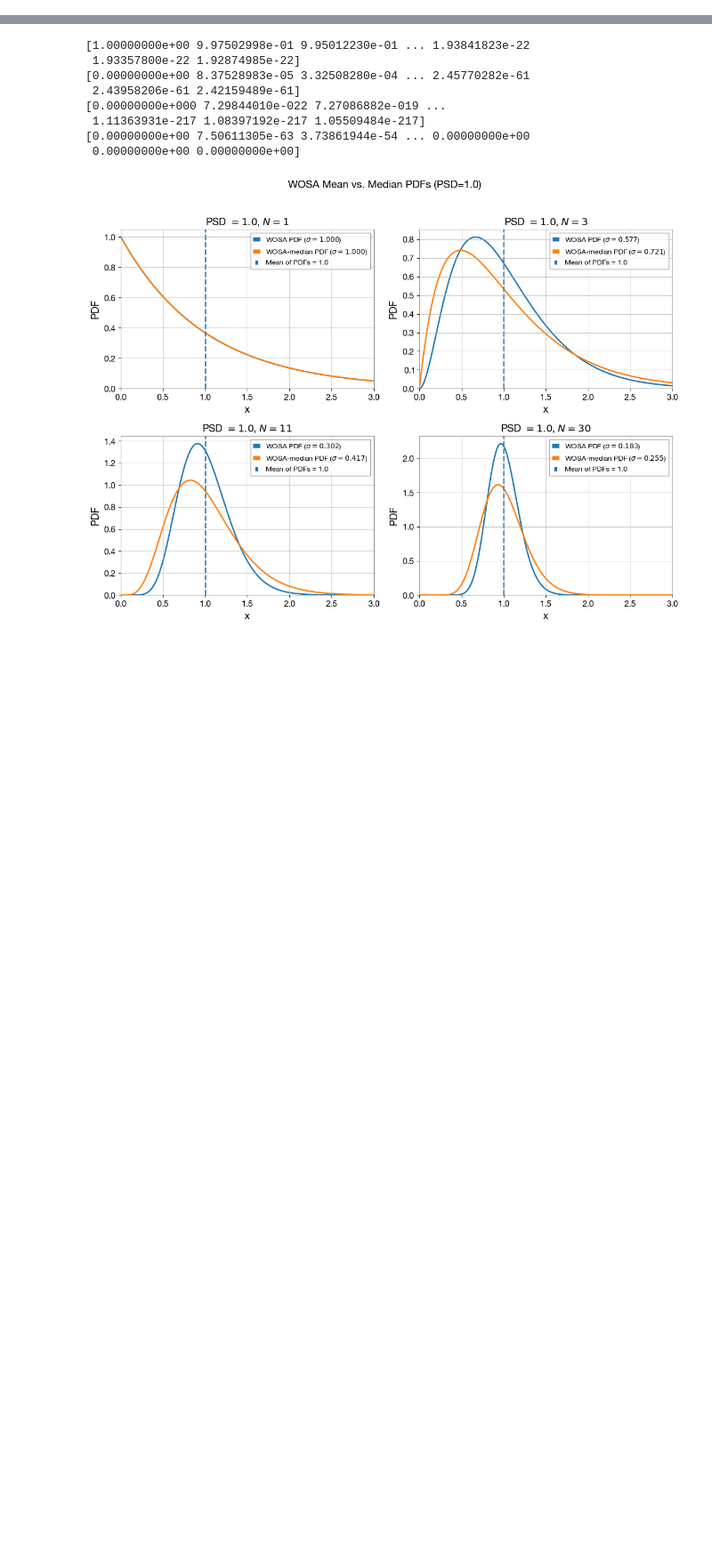
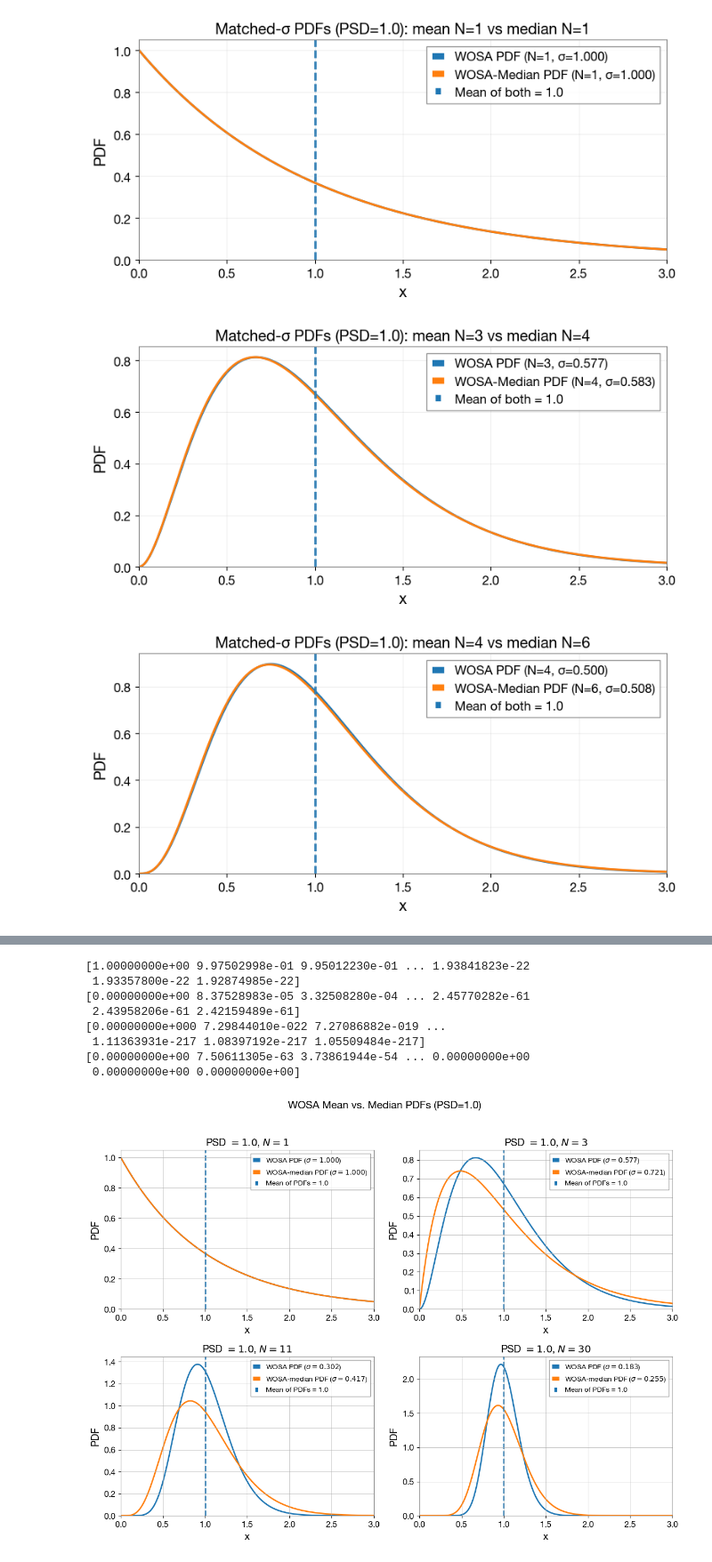
Before and after one commit to AkmDgreat/AkshatLISA, a Jupyter notebook: AkshatLISA/main_notebooks/psdNoiseMedianHistogram.ipynb, the cells around one changed output, grey strips where cells are left out. Shown at 89% size. Drawn from its saved outputs; the diff is of its cells as text; code cells hidden in the pictures; blank space fills up the shorter version.

```diff
--- a/AkshatLISA/main_notebooks/psdNoiseMedianHistogram.ipynb
+++ b/AkshatLISA/main_notebooks/psdNoiseMedianHistogram.ipynb
@@ -27,0 +110,7 @@ import matplotlib.pyplot as plt
+# %%
+for N in (1, 3, 4, 5, 6, 10, 11, 30, 31):
+   plot_matched_std(N_mean=N, s=1.0, N_candidates=range(1, 100))
+# %% [output]
+[figure, added]
+[figure, added]
+[figure, added]
```
Also changed, not shown: parts of 8 cells of this notebook, 3 other files.
